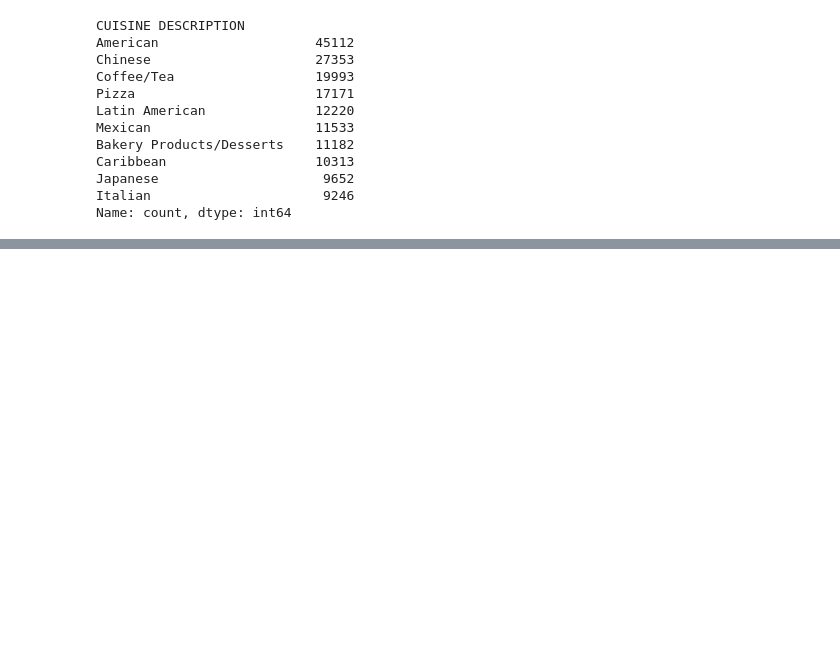
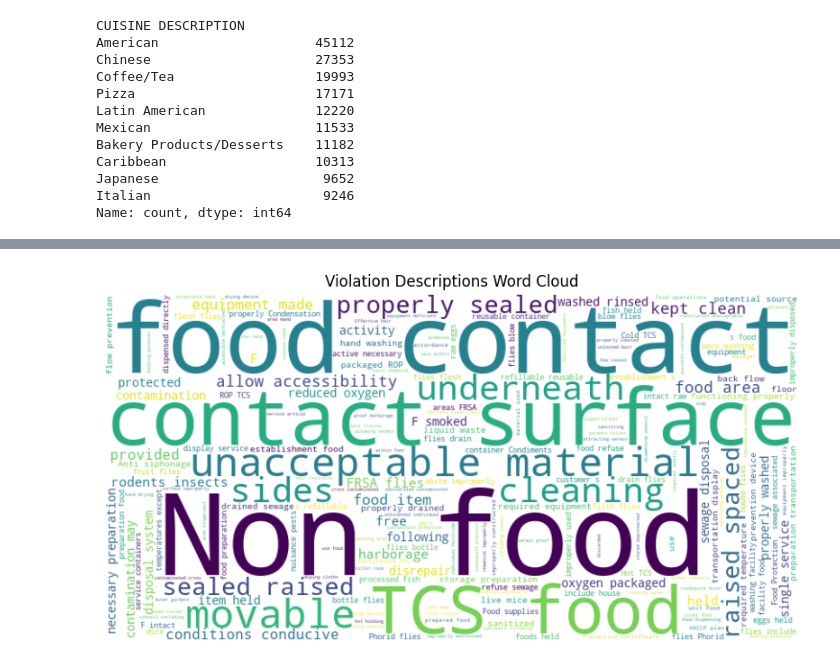
Before and after one commit to priyalanile/NYC_Restaurant_Inspector_App, a Jupyter notebook: data_exploration_v0.1.ipynb, the cells around one changed output, grey strips where cells are left out. Cells and saved outputs as stored; diff of their text form; code cells hidden in the pictures; blank space fills up the shorter version.

```diff
--- a/data_exploration_v0.1.ipynb
+++ b/data_exploration_v0.1.ipynb
@@ -292,0 +351,23 @@ Name: count, dtype: int64
+# %%
+"""
+This code creates a visual word cloud showing the most common words in the restaurant violation descriptions, where bigger words appear more frequently in the data. It helps quickly understand common violation themes.
+"""
+
+from wordcloud import WordCloud, STOPWORDS
+
+text = " ".join(df['VIOLATION DESCRIPTION'].dropna().astype(str))
+
+stopwords = set(STOPWORDS)
+
+wordcloud = WordCloud(width=800,
+                      height=400,
+                      background_color='white',
+                      stopwords=stopwords).generate(text)
+
+plt.figure(figsize=(10, 5))
+plt.imshow(wordcloud, interpolation='bilinear')
+plt.axis('off')
+plt.title("Violation Descriptions Word Cloud")
+plt.show()
+# %% [output]
+[figure, added]
```
Also changed, not shown: parts of 6 cells of this notebook, 6 other files.
